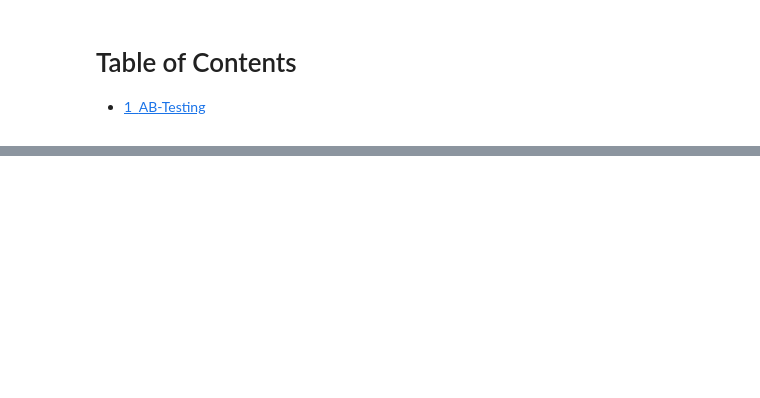
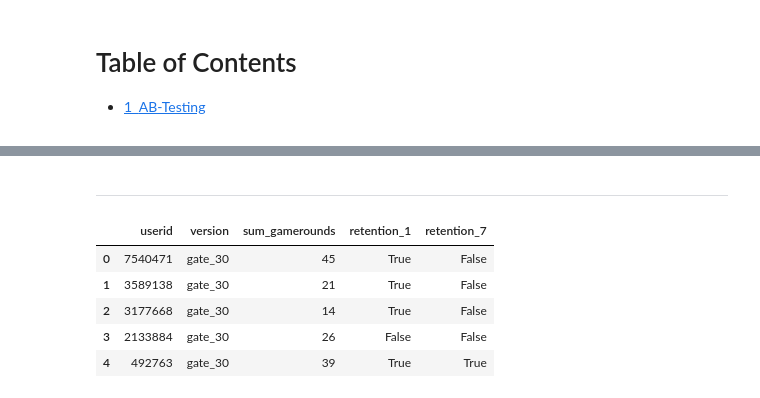
Before and after one commit to Ironhack-Data-Madrid-Octubre-2023/6.4-lab_ab_testing, a Jupyter notebook: lab-ab-test.ipynb, the cells around one changed output, grey strips where cells are left out. Saved outputs shown, nothing was run; the diff lists cells and outputs as text; code cells hidden in the pictures; blank space fills up the shorter version.

```diff
--- a/lab-ab-test.ipynb
+++ b/lab-ab-test.ipynb
@@ -29,0 +133,19 @@ import pylab as plt
+# %% [markdown]
+---
+# %%
+# muestreo
+control = cats_game[cats_game.version == 'gate_30'].sample(n=4720, random_state=22)
+tratamiento = cats_game[cats_game.version == 'gate_40'].sample(n=4720, random_state=22)
+
+ab_test = pd.concat([control, tratamiento], axis=0) #lista de dataframes
+
+ab_test.reset_index(drop=True, inplace=True)
+
+ab_test.head()
+# %% [output]
+|  | userid | version | sum_gamerounds | retention_1 | retention_7 |
+| 0 | 7540471 | gate_30 | 45 | True | False |
+| 1 | 3589138 | gate_30 | 21 | True | False |
+| 2 | 3177668 | gate_30 | 14 | True | False |
+| 3 | 2133884 | gate_30 | 26 | False | False |
+| 4 | 492763 | gate_30 | 39 | True | True |
```
Also changed, not shown: parts of 40 cells of this notebook.
